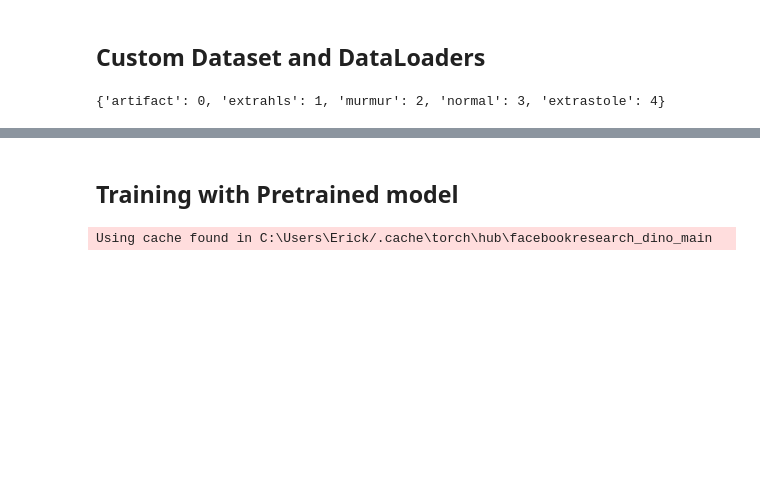
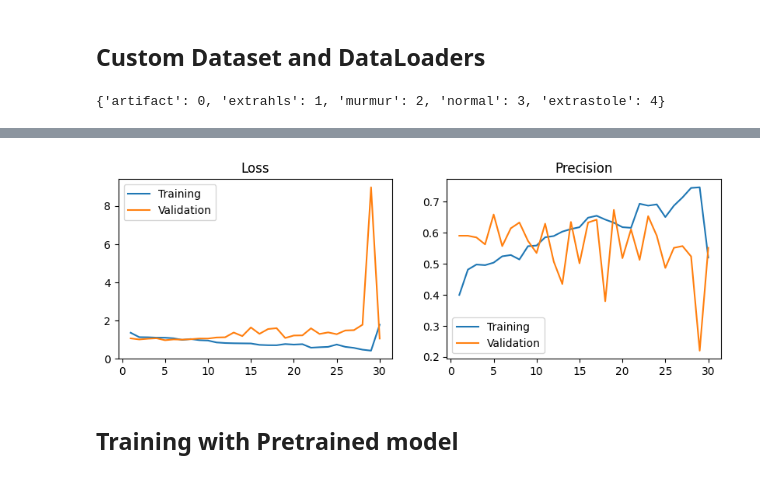
Before and after one commit to edcalderin/Heartbet-Sound-Anomaly-Detector, a Jupyter notebook: notebooks/training.ipynb, the cells around one changed output, grey strips where cells are left out. Cells and saved outputs as stored; diff of their text form; code cells hidden in the pictures; blank space fills up the shorter version.

Commit message:
training notebook

```diff
--- a/notebooks/training.ipynb
+++ b/notebooks/training.ipynb
@@ -49,8 +53,8 @@ dataframe = create_dataframe()
 # %% [markdown]
 ## Custom Dataset and DataLoaders
 # %%
-labels = dataframe.label.unique()
-dict(zip(labels, range(len(labels))))
+__labels = dataframe.label.unique()
+dict(zip(__labels, range(len(__labels))))
 # %% [output]
 {'artifact': 0, 'extrahls': 1, 'murmur': 2, 'normal': 3, 'extrastole': 4}
 # %%
@@ -329,0 +411,13 @@ plot_loss_curves(history)
+# %%
+model = Network()
+class_weights = torch.tensor([0.34, 0.85, 2.83, 2.93, 5.86]).to(device)
+loss_function = nn.CrossEntropyLoss(weight=class_weights)
+optimizer = torch.optim.SGD(params = model.parameters(), lr = LEARNING_RATE, momentum = 0.9)
+hearbetDetectorNetwork = HearbetDetectorTrainer(model = model, device = device)
+
+history = hearbetDetectorNetwork.fit(loss_function = loss_function,
+                                     optimizer = optimizer,
+                                     epochs = EPOCHS,
+                                     batch_size = 10,
+                                     training_set = train_dataset_concatenated,
+                                     validation_set = test_dataset)
@@ -330,2 +443,6 @@ plot_loss_curves(history)
+# %%
+plot_loss_curves(history)
+# %% [output]
+[figure, added]
 # %% [markdown]
 ## Training with Pretrained model
@@ -372,4 +448,0 @@ train_dataset, test_dataset = torch.utils.data.random_split(audio_dataset, [.7,
-# %%
-dino_vitb8 = torch.hub.load('facebookresearch/dino:main', 'dino_vitb8')
-# %% [output]
-Using cache found in C:\Users\Erick/.cache\torch\hub\facebookresearch_dino_main
```
Also changed, not shown: parts of 47 cells of this notebook, 2 other files.
